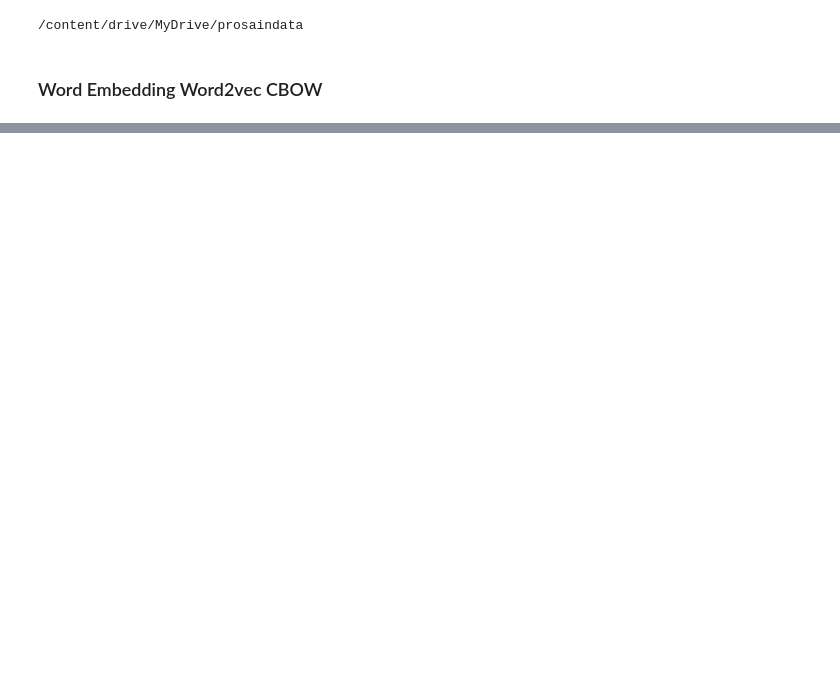
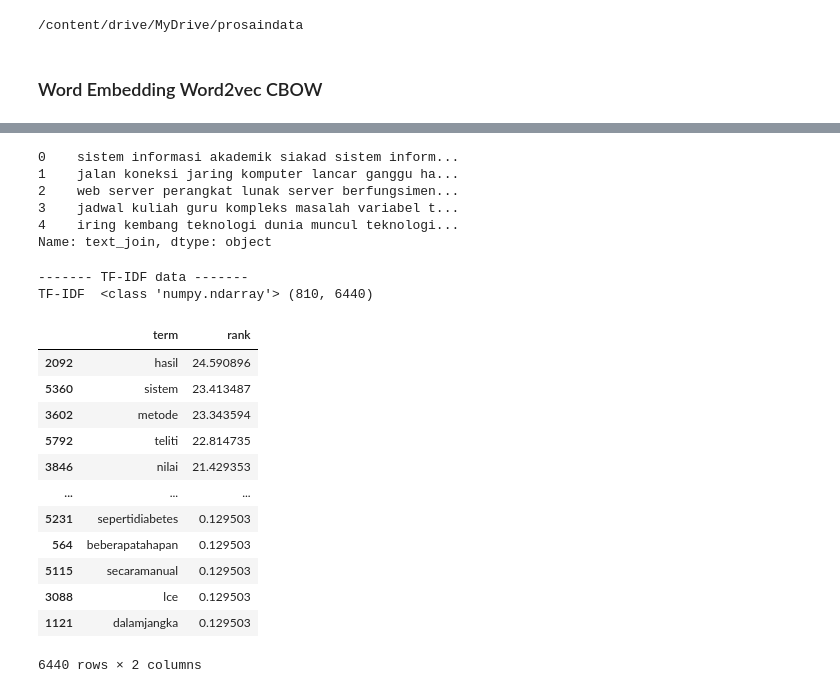
Before and after one commit to khikisb/prosaindata, a Jupyter notebook: _sources/tugas-prosaindata/21-112_Okhi Sahrul Barkah_UTS.ipynb, the cells around one changed output, grey strips where cells are left out. Saved outputs shown, nothing was run; the diff lists cells and outputs as text; code cells hidden in the pictures; blank space fills up the shorter version.

```diff
--- a/_sources/tugas-prosaindata/21-112_Okhi Sahrul Barkah_UTS.ipynb
+++ b/_sources/tugas-prosaindata/21-112_Okhi Sahrul Barkah_UTS.ipynb
@@ -459,0 +485,62 @@ sim_words
+# %%
+# join list of token as single document string
+import ast
+
+def join_text_list(texts):
+    texts = ast.literal_eval(texts)
+    return ' '.join([text for text in texts])
+datap["text_join"] = datap["Abstrak"].apply(join_text_list)
+
+datap["text_join"].head()
+# %% [output]
+0    sistem informasi akademik siakad sistem inform...
+1    jalan koneksi jaring komputer lancar ganggu ha...
+2    web server perangkat lunak server berfungsimen...
+3    jadwal kuliah guru kompleks masalah variabel t...
+4    iring kembang teknologi dunia muncul teknologi...
+Name: text_join, dtype: object
+# %%
+from sklearn.feature_extraction.text import TfidfVectorizer
+
+# banyaknya term yang akan digunakan,
+# di pilih berdasarkan top max_features
+# yang diurutkan berdasarkan term frequency seluruh corpus
+max_features = 100000
+
+# Feature Engineering
+print ("------- TF-IDF data -------")
+
+tf_idf = TfidfVectorizer(max_features=max_features, binary=True)
+tfidf_mat = tf_idf.fit_transform(datap["text_join"]).toarray()
+
+print("TF-IDF ", type(tfidf_mat), tfidf_mat.shape)
+# %% [output]
+------- TF-IDF data -------
+TF-IDF  <class 'numpy.ndarray'> (810, 6440)
+# %%
+terms = tf_idf.get_feature_names_out()
+
+# sum tfidf frequency of each term through documents
+sums = tfidf_mat.sum(axis=0)
+
+# connecting term to its sums frequency
+datas = []
+for col, term in enumerate(terms):
+    datas.append((term, sums[col] ))
+
+ranking = pd.DataFrame(datas, columns=['term','rank'])
+ranking.sort_values('rank', ascending=False)
+# %% [output]
+|  | term | rank |
+| 2092 | hasil | 24.590896 |
+| 5360 | sistem | 23.413487 |
+| 3602 | metode | 23.343594 |
+| 5792 | teliti | 22.814735 |
+| 3846 | nilai | 21.429353 |
+| ... | ... | ... |
+| 5231 | sepertidiabetes | 0.129503 |
+| 564 | beberapatahapan | 0.129503 |
+| 5115 | secaramanual | 0.129503 |
+| 3088 | lce | 0.129503 |
+| 1121 | dalamjangka | 0.129503 |
+6440 rows × 2 columns
```
Also changed, not shown: parts of 32 cells of this notebook, 20 other files.
